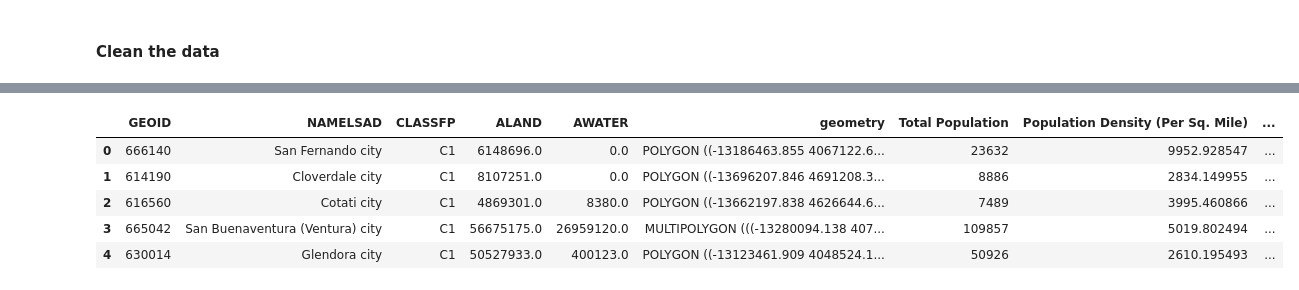
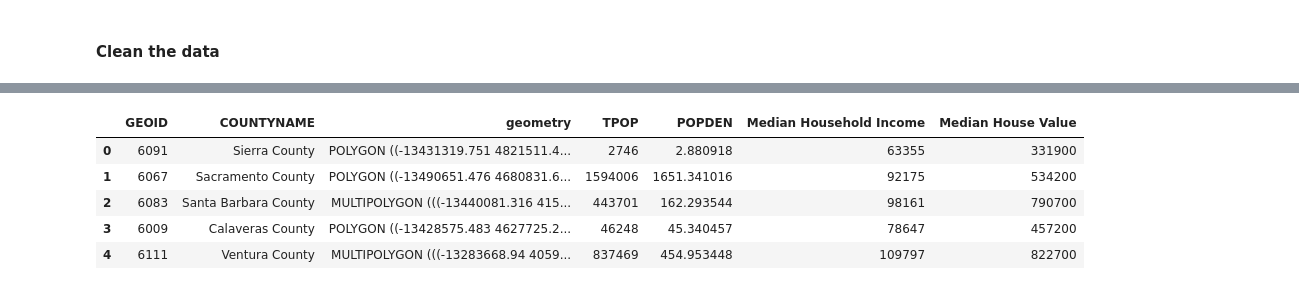
Before and after one commit to HowardChen0211/gisPy, a Jupyter notebook: ProblemSets_map.ipynb, the cells around one changed output, grey strips where cells are left out. Saved outputs shown, nothing was run; the diff lists cells and outputs as text; code cells hidden in the pictures.

```diff
--- a/ProblemSets_map.ipynb
+++ b/ProblemSets_map.ipynb
@@ -283,8 +275,8 @@ Text(0.5, 1.0, 'Incorporated cities within California counties, 2023')
 
 Soure: https://www.socialexplorer.com/data-library/2
 # %%
-# Total population
-total_pop = pd.read_csv("https://raw.githubusercontent.com/HowardChen0211/gisPy/refs/heads/main/TotalPopulation_2024.csv", skiprows=[1])
+# Total population at County level
+total_pop = pd.read_csv("https://raw.githubusercontent.com/HowardChen0211/gisPy/refs/heads/main/Population_2024.csv", skiprows=[1])
 total_pop.head()
 # %% [output]
 |  | FIPS | GeoLevel | NAME | Qualified Area Name | Area (Land) | Area (Water) | Total Population | ... |
@@ -296,6 +307,6 @@ total_pop.head()
 # %%
-# Median household income
-household_income = pd.read_csv("https://raw.githubusercontent.com/HowardChen0211/gisPy/refs/heads/main/Median_household_income_2024.csv", skiprows=[1])
+# Median household income at County level
+household_income = pd.read_csv("https://raw.githubusercontent.com/HowardChen0211/gisPy/refs/heads/main/household_income_2024.csv", skiprows=[1])
 household_income.rename(columns={"Median Household Income (In 2024 Inflation Adjusted Dollars)": "Median Household Income"}, inplace=True)
 household_income.head()
 # %% [output]
@@ -308,6 +336,6 @@ household_income.head()
 # %%
-# Median owner-occupied home value
-owner_home = pd.read_csv("https://raw.githubusercontent.com/HowardChen0211/gisPy/refs/heads/main/median_houseValue_2024.csv", skiprows=[1])
+# Median owner-occupied home value at County level
+owner_home = pd.read_csv("https://raw.githubusercontent.com/HowardChen0211/gisPy/refs/heads/main/housevalue_2024.csv", skiprows=[1])
 owner_home.head()
 # %% [output]
 |  | FIPS | GeoLevel | NAME | Qualified Area Name | Area (Land) | Area (Water) | Median House Value |
@@ -379,8 +366,8 @@ dtype: object
 # %%
 df = (
-    total_pop2[["FIPS", "NAME", "Total Population", "Population Density (Per Sq. Mile)"]]
-    .merge(household_income2[["FIPS", "Median Household Income"]], on="FIPS", how="outer")
-    .merge(owner_home2[["FIPS", "Median House Value"]], on="FIPS", how="outer")
+    total_pop[["FIPS", "NAME", "Total Population", "Population Density (Per Sq. Mile)"]]
+    .merge(household_income[["FIPS", "Median Household Income"]], on="FIPS", how="outer")
+    .merge(owner_home[["FIPS", "Median House Value"]], on="FIPS", how="outer")
 )
 
 num_cols = ["Total Population", "Population Density (Per Sq. Mile)", "Median Household Income", "Median House Value"]
@@ -400,16 +398,17 @@ df.head()
 # %%
-# Check first for outer join, it's good. nothing happen
-# cities.merge(df, left_on="GEOID", right_on="FIPS", how="outer", indicator=True).query("_merge == 'left_only'")
+## Check first for outer join, it's good. nothing happen
+# counties.merge(df, left_on="GEOID", right_on="FIPS", how="outer", indicator=True).query("_merge == 'left_only'")
 
-df1 = cities.merge(df, left_on="GEOID", right_on="FIPS", how="inner", indicator=True).drop(columns=["NAME_x", "NAME_y", "FIPS", "_merge"])
+df1 = counties.merge(df, left_on="GEOID", right_on="FIPS", how="inner", indicator=True).drop(columns=["NAME_x", "NAME_y", "ALAND",	"AWATER", "FIPS", "_merge"])
+df1.rename(columns={"NAMELSAD": "COUNTYNAME", "Total Population":"TPOP", "Population Density (Per Sq. Mile)":"POPDEN"}, inplace = True)
 df1.head()
 # %% [output]
-|  | GEOID | NAMELSAD | CLASSFP | ALAND | AWATER | geometry | Total Population | Population Density (Per Sq. Mile) | ... |
-| 0 | 666140 | San Fernando city | C1 | 6148696.0 | 0.0 | POLYGON ((-13186463.855 4067122.6... | 23632 | 9952.928547 | ... |
-| 1 | 614190 | Cloverdale city | C1 | 8107251.0 | 0.0 | POLYGON ((-13696207.846 4691208.3... | 8886 | 2834.149955 | ... |
-| 2 | 616560 | Cotati city | C1 | 4869301.0 | 8380.0 | POLYGON ((-13662197.838 4626644.6... | 7489 | 3995.460866 | ... |
-| 3 | 665042 | San Buenaventura (Ventura) city | C1 | 56675175.0 | 26959120.0 | MULTIPOLYGON (((-13280094.138 407... | 109857 | 5019.802494 | ... |
-| 4 | 630014 | Glendora city | C1 | 50527933.0 | 400123.0 | POLYGON ((-13123461.909 4048524.1... | 50926 | 2610.195493 | ... |
+|  | GEOID | COUNTYNAME | geometry | TPOP | POPDEN | Median Household Income | Median House Value |
+| 0 | 6091 | Sierra County | POLYGON ((-13431319.751 4821511.4... | 2746 | 2.880918 | 63355 | 331900 |
+| 1 | 6067 | Sacramento County | POLYGON ((-13490651.476 4680831.6... | 1594006 | 1651.341016 | 92175 | 534200 |
+| 2 | 6083 | Santa Barbara County | MULTIPOLYGON (((-13440081.316 415... | 443701 | 162.293544 | 98161 | 790700 |
+| 3 | 6009 | Calaveras County | POLYGON ((-13428575.483 4627725.2... | 46248 | 45.340457 | 78647 | 457200 |
+| 4 | 6111 | Ventura County | MULTIPOLYGON (((-13283668.94 4059... | 837469 | 454.953448 | 109797 | 822700 |
 # %%
 df1[["Median Household Income"]].describe()
 # %% [output]
```
Also changed, not shown: parts of 37 cells of this notebook.
